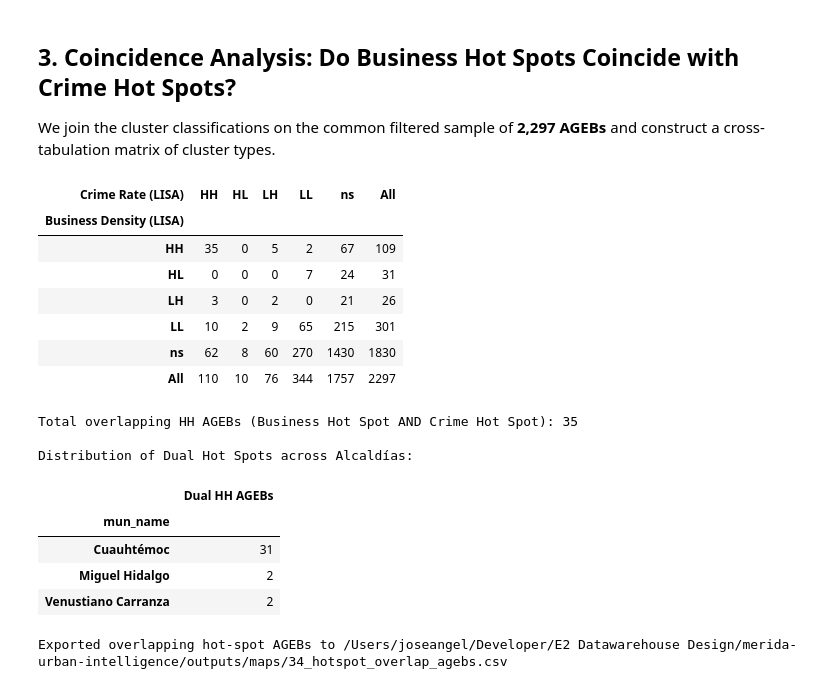
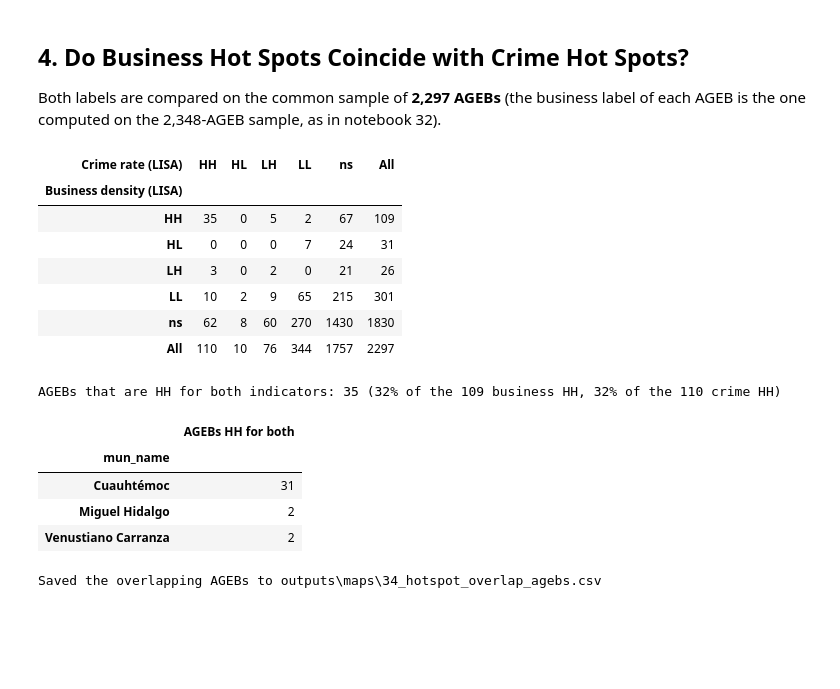
Before and after one commit to joseeangel0/merida-urban-intelligence, a Jupyter notebook: notebooks/34_lisa_hotspots.ipynb, the cells around one changed output. Drawn from its saved outputs; the diff is of its cells as text; code cells hidden in the pictures; blank space fills up the shorter version.

```diff
--- a/notebooks/34_lisa_hotspots.ipynb
+++ b/notebooks/34_lisa_hotspots.ipynb
@@ -51,19 +46,19 @@ We load data exclusively from `dw.v_kpi_ageb` through `load_kpis()`. As defined
 # %%
-# Load full city-core sample
+mun_names = pd.read_sql("SELECT cvegeo, mun_name FROM dw.dim_geography", get_engine()).set_index('cvegeo')['mun_name']
+
 gdf_core = load_kpis(city_core_only=True, exclude_low_population=False).set_index('cvegeo')
-gdf_core['mun_name'] = gdf_core.index.str[2:5].map(MUN_NAMES)
-assert len(gdf_core) == 2348, f"Expected 2,348 city core AGEBs, got {len(gdf_core)}"
+gdf_core['mun_name'] = mun_names.reindex(gdf_core.index)
+assert len(gdf_core) == 2348, f"Expected 2,348 city-core AGEBs, got {len(gdf_core)}"
+assert gdf_core['mun_name'].notna().all() and gdf_core['mun_name'].nunique() == 16
 
-# Rate sample: exclude low population
+# Rate sample: exclude low population (pop_total < 100)
 gdf_rate = gdf_core[~gdf_core['low_population']].copy()
 assert len(gdf_rate) == 2297, f"Expected 2,297 non-low-population AGEBs, got {len(gdf_rate)}"
 
-# Weights
 w_queen_core = build_weights(gdf_core, kind="queen")
 w_knn_core = build_weights(gdf_core, kind="knn", k=6)
-
 w_queen_rate = build_weights(gdf_rate, kind="queen")
 w_knn_rate = build_weights(gdf_rate, kind="knn", k=6)
 
-print(f"Loaded {len(gdf_core)} city-core AGEBs and {len(gdf_rate)} rate-stabilised AGEBs.")
+print(f"Loaded {len(gdf_core)} city-core AGEBs and {len(gdf_rate)} AGEBs with >= 100 residents.")
 # %% [output]
@@ -102,55 +137,54 @@ display(summary)
 # %% [markdown]
-## 3. Coincidence Analysis: Do Business Hot Spots Coincide with Crime Hot Spots?
+## 4. Do Business Hot Spots Coincide with Crime Hot Spots?
 
-We join the cluster classifications on the common filtered sample of **2,297 AGEBs** and construct a cross-tabulation matrix of cluster types.
+Both labels are compared on the common sample of **2,297 AGEBs** (the business label of each AGEB is the one computed on the 2,348-AGEB sample, as in notebook 32).
 # %%
 overlap = pd.DataFrame({
     'cvegeo': gdf_rate.index,
     'mun_name': gdf_rate['mun_name'],
-    'loc_name': gdf_rate['loc_name'],
     'pop_total': gdf_rate['pop_total'],
-    'business_density_km2': gdf_rate['business_density_km2'],
-    'crime_rate_per_1k': gdf_rate['crime_rate_per_1k'],
+    'businesses_total': gdf_rate['businesses_total'],
+    'crime_total': gdf_rate['crime_total'],
+    'business_density_km2': gdf_rate['business_density_km2'].round(1),
+    'crime_rate_per_1k': gdf_rate['crime_rate_per_1k'].round(2),
     'dominant_sector': gdf_rate['dominant_sector'],
     'biz_cluster': lisa_biz_q.loc[gdf_rate.index, 'cluster'],
+    'biz_p_sim': lisa_biz_q.loc[gdf_rate.index, 'p_sim'],
     'crime_cluster': lisa_crime_q['cluster'],
+    'crime_p_sim': lisa_crime_q['p_sim'],
     'biz_cluster_knn': lisa_biz_k.loc[gdf_rate.index, 'cluster'],
     'crime_cluster_knn': lisa_crime_k['cluster'],
-})
+}).set_index('cvegeo')
 
 crosstab = pd.crosstab(
     overlap['biz_cluster'], overlap['crime_cluster'],
-    rownames=['Business Density (LISA)'],
-    colnames=['Crime Rate (LISA)'],
-    margins=True
+    rownames=['Business density (LISA)'], colnames=['Crime rate (LISA)'], margins=True,
 )
 display(crosstab)
 
-# Extract exactly overlapping HH AGEBs
-hh_overlap = overlap[(overlap['biz_cluster'] == 'HH') & (overlap['crime_cluster'] == 'HH')].copy()
-print(f"\nTotal overlapping HH AGEBs (Business Hot Spot AND Crime Hot Spot): {len(hh_overlap)}")
-print("\nDistribution of Dual Hot Spots across Alcaldías:")
-display(hh_overlap['mun_name'].value_counts().to_frame(name='Dual HH AGEBs'))
+hh_overlap = overlap[overlap['biz_cluster'].eq('HH') & overlap['crime_cluster'].eq('HH')].copy()
+biz_hh = overlap['biz_cluster'].eq('HH').sum()
+crime_hh = overlap['crime_cluster'].eq('HH').sum()
+print(f"AGEBs that are HH for both indicators: {len(hh_overlap)} "
+      f"({len(hh_overlap) / biz_hh:.0%} of the {biz_hh} business HH, {len(hh_overlap) / crime_hh:.0%} of the {crime_hh} crime HH)")
+display(hh_overlap['mun_name'].value_counts().to_frame(name='AGEBs HH for both'))
 
-# Save detailed export
 export_path = OUTPUT_MAPS / "34_hotspot_overlap_agebs.csv"
-hh_overlap.to_csv(export_path, index=False)
-print(f"Exported overlapping hot-spot AGEBs to {export_path}")
+hh_overlap.sort_values(['mun_name', 'cvegeo']).to_csv(export_path)
+print(f"Saved the overlapping AGEBs to {export_path.relative_to(ROOT)}")
 # %% [output]
-| Crime Rate (LISA) | HH | HL | LH | LL | ns | All |
-| Business Density (LISA) |  |  |  |  |  |  |
+| Crime rate (LISA) | HH | HL | LH | LL | ns | All |
+| Business density (LISA) |  |  |  |  |  |  |
 | HH | 35 | 0 | 5 | 2 | 67 | 109 |
 | HL | 0 | 0 | 0 | 7 | 24 | 31 |
 | LH | 3 | 0 | 2 | 0 | 21 | 26 |
 | LL | 10 | 2 | 9 | 65 | 215 | 301 |
 | ns | 62 | 8 | 60 | 270 | 1430 | 1830 |
 | All | 110 | 10 | 76 | 344 | 1757 | 2297 |
-Total overlapping HH AGEBs (Business Hot Spot AND Crime Hot Spot): 35
-
-Distribution of Dual Hot Spots across Alcaldías:
+AGEBs that are HH for both indicators: 35 (32% of the 109 business HH, 32% of the 110 crime HH)
-|  | Dual HH AGEBs |
+|  | AGEBs HH for both |
 | mun_name |  |
 | Cuauhtémoc | 31 |
 | Miguel Hidalgo | 2 |
 | Venustiano Carranza | 2 |
-Exported overlapping hot-spot AGEBs to /Users/joseangel/Developer/E2 Datawarehouse Design/merida-urban-intelligence/outputs/maps/34_hotspot_overlap_agebs.csv
+Saved the overlapping AGEBs to outputs\maps\34_hotspot_overlap_agebs.csv
```
Also changed, not shown: parts of 19 cells of this notebook, 3 other files.
